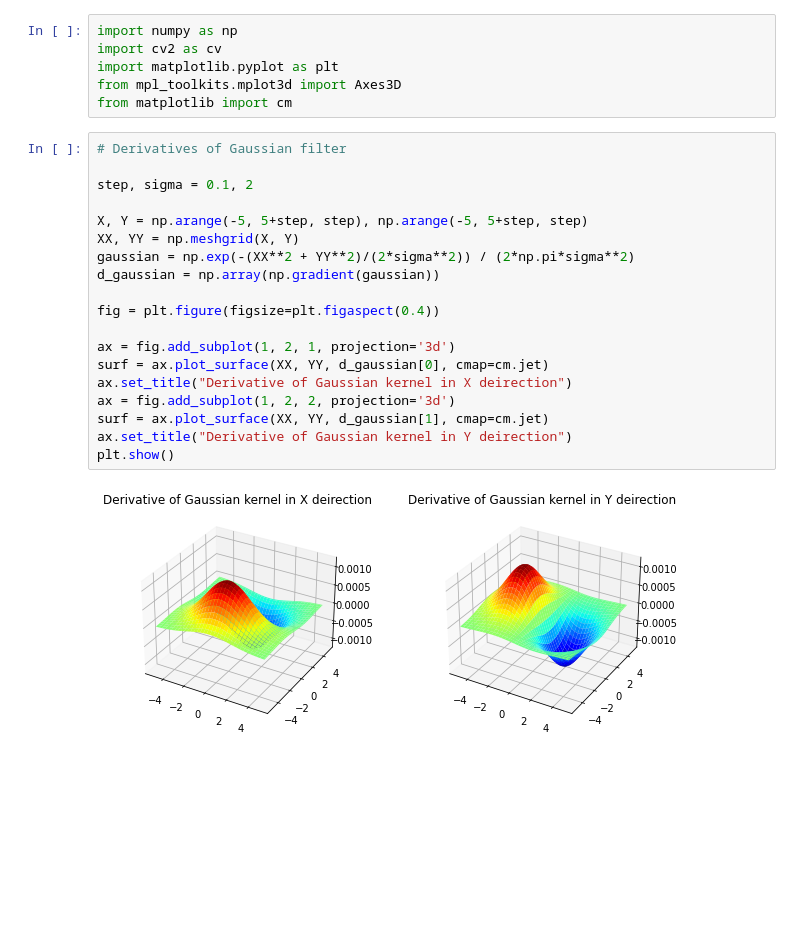
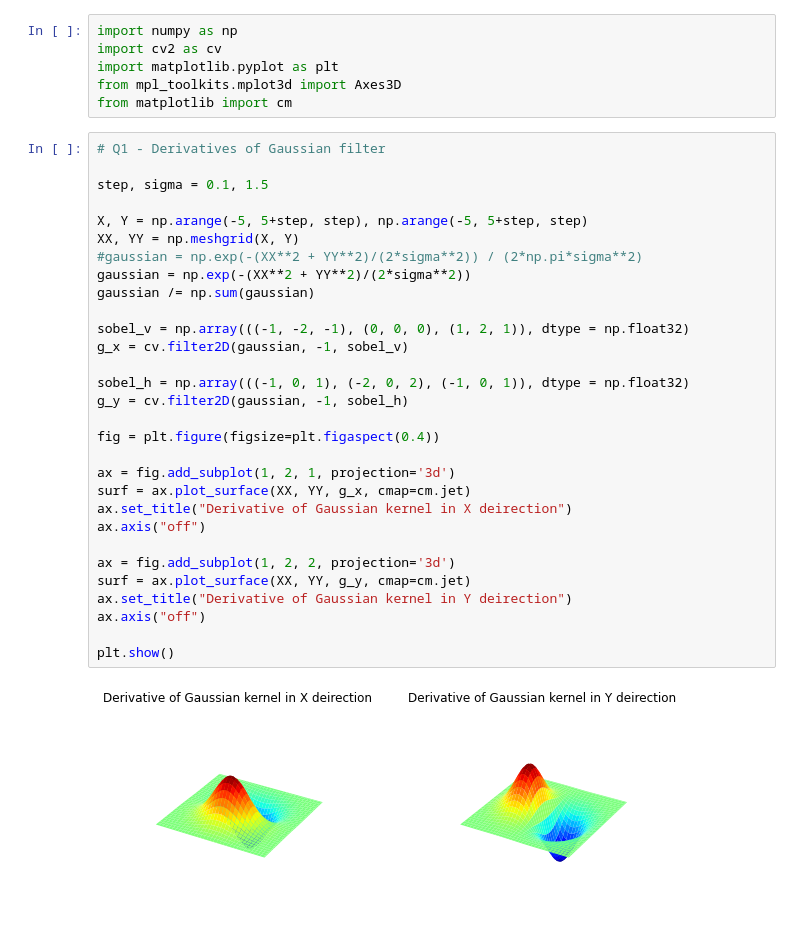
Before and after one commit to GevinduGanganath/EN2550, a Jupyter notebook: Week 4/190610E.ipynb, the cells around one changed output. Cells and saved outputs as stored; diff of their text form; blank space fills up the shorter version.

```diff
--- a/Week 4/190610E.ipynb
+++ b/Week 4/190610E.ipynb
@@ -9,24 +9,35 @@ import matplotlib.pyplot as plt
 from mpl_toolkits.mplot3d import Axes3D
 from matplotlib import cm
 # %%
-# Derivatives of Gaussian filter
+# Q1 - Derivatives of Gaussian filter
 
-step, sigma = 0.1, 2
+step, sigma = 0.1, 1.5
 
 X, Y = np.arange(-5, 5+step, step), np.arange(-5, 5+step, step)
 XX, YY = np.meshgrid(X, Y)
-gaussian = np.exp(-(XX**2 + YY**2)/(2*sigma**2)) / (2*np.pi*sigma**2)
-d_gaussian = np.array(np.gradient(gaussian))
+#gaussian = np.exp(-(XX**2 + YY**2)/(2*sigma**2)) / (2*np.pi*sigma**2)
+gaussian = np.exp(-(XX**2 + YY**2)/(2*sigma**2))
+gaussian /= np.sum(gaussian)
+
+sobel_v = np.array(((-1, -2, -1), (0, 0, 0), (1, 2, 1)), dtype = np.float32)
+g_x = cv.filter2D(gaussian, -1, sobel_v)
+
+sobel_h = np.array(((-1, 0, 1), (-2, 0, 2), (-1, 0, 1)), dtype = np.float32)
+g_y = cv.filter2D(gaussian, -1, sobel_h)
 
 fig = plt.figure(figsize=plt.figaspect(0.4))
 
 ax = fig.add_subplot(1, 2, 1, projection='3d')
-surf = ax.plot_surface(XX, YY, d_gaussian[0], cmap=cm.jet)
+surf = ax.plot_surface(XX, YY, g_x, cmap=cm.jet)
 ax.set_title("Derivative of Gaussian kernel in X deirection")
+ax.axis("off")
+
 ax = fig.add_subplot(1, 2, 2, projection='3d')
-surf = ax.plot_surface(XX, YY, d_gaussian[1], cmap=cm.jet)
+surf = ax.plot_surface(XX, YY, g_y, cmap=cm.jet)
 ax.set_title("Derivative of Gaussian kernel in Y deirection")
+ax.axis("off")
+
 plt.show()
 # %% [output]
-[figure, old version]
+[figure, new version]
 # %%
```
Also changed, not shown: parts of 3 cells of this notebook, 2 other files.
